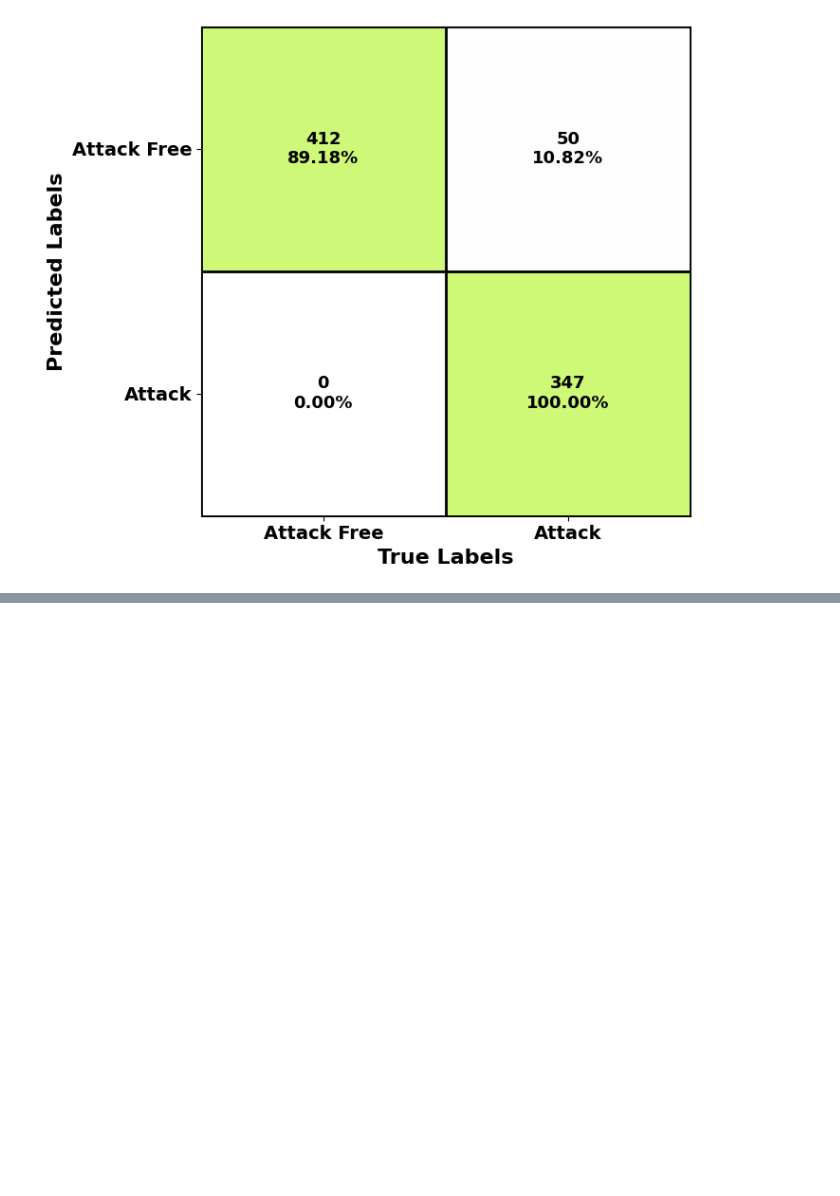
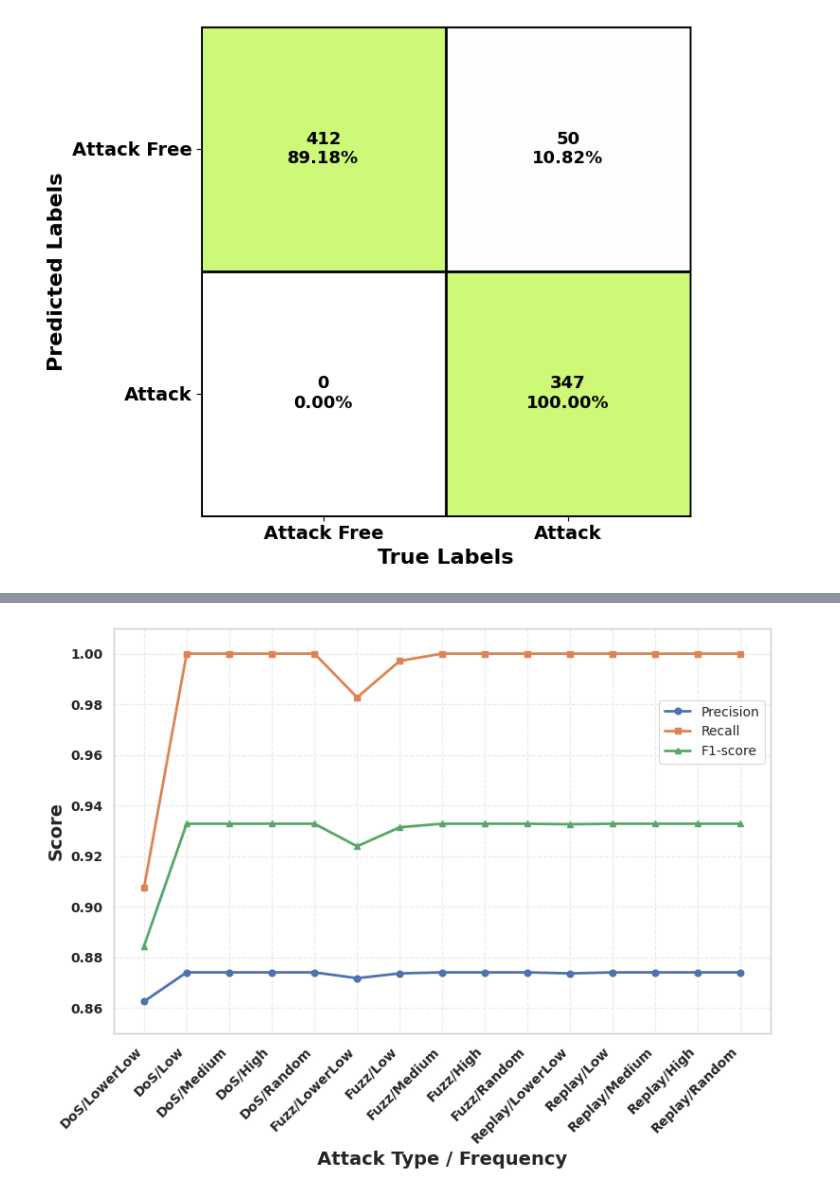
Before and after one commit to Arupreza/UIDS-II, a Jupyter notebook: ResultEvaluation.ipynb, the cells around one changed output, grey strips where cells are left out. Cells and saved outputs as stored; diff of their text form; code cells hidden in the pictures; blank space fills up the shorter version.

```diff
--- a/ResultEvaluation.ipynb
+++ b/ResultEvaluation.ipynb
@@ -101,3 +396,31 @@ F1-score : 0.9328
+# %%
+precision = [
+    0.8626, 0.8741, 0.8741, 0.8741, 0.8741,
+    0.8718, 0.8737, 0.8741, 0.8741, 0.8741,
+    0.8737, 0.8741, 0.8741, 0.8741, 0.8741
+]
+
+recall = [
+    0.9075, 1.0000, 1.0000, 1.0000, 1.0000,
+    0.9827, 0.9971, 1.0000, 1.0000, 1.0000,
+    1.0000, 1.0000, 1.0000, 1.0000, 1.0000
+]
+
+f1 = [
+    0.8845, 0.9328, 0.9328, 0.9328, 0.9328,
+    0.9239, 0.9314, 0.9328, 0.9328, 0.9328,
+    0.9326, 0.9328, 0.9328, 0.9328, 0.9328
+]
+
+plot_ids_metrics(
+    labels=labels,
+    precision=precision,
+    recall=recall,
+    f1=f1,
+    output_prefix="ids_metrics"
+)
+# %% [output]
+[figure, added]
 # %%
 import pandas as pd
 
```
Also changed, not shown: parts of 15 cells of this notebook, 4 other files.
